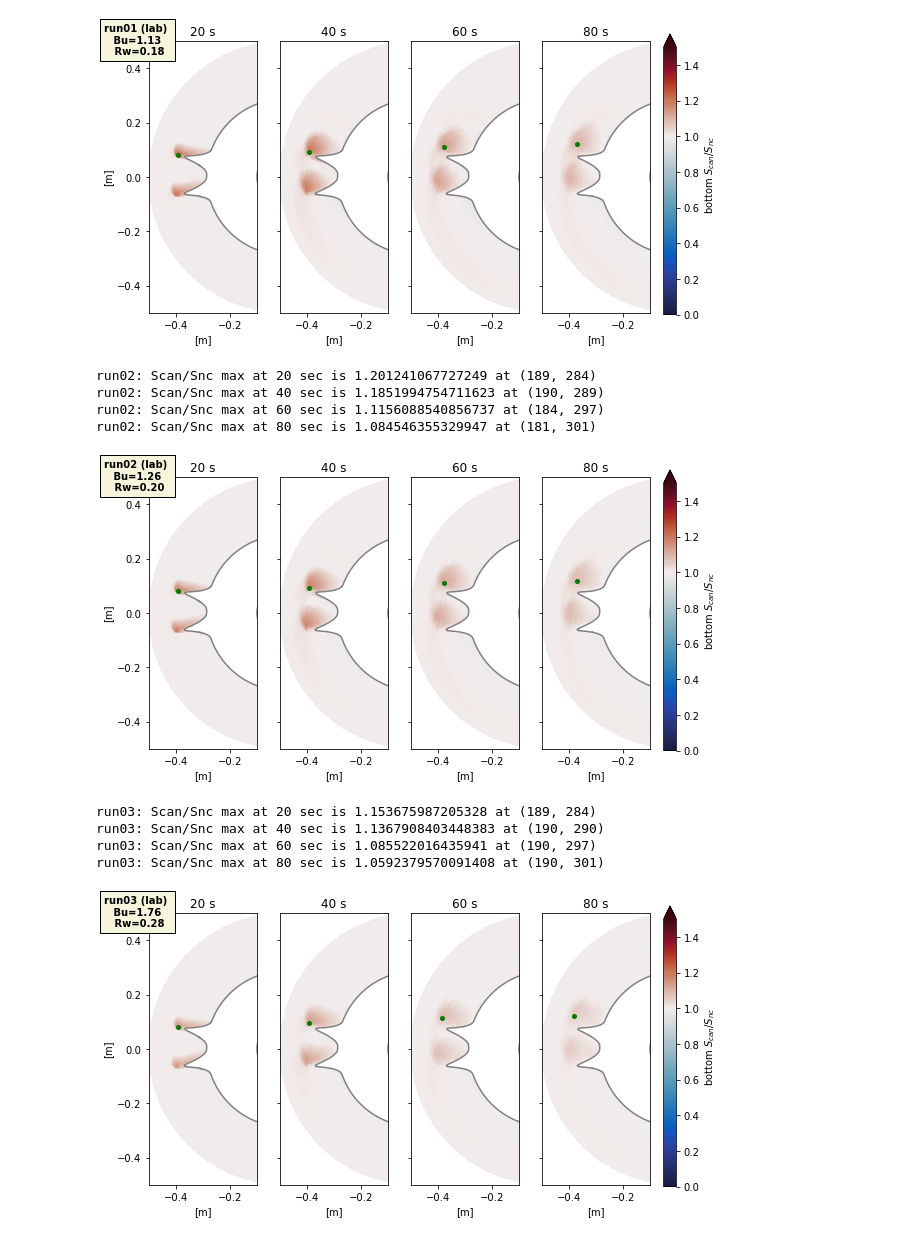
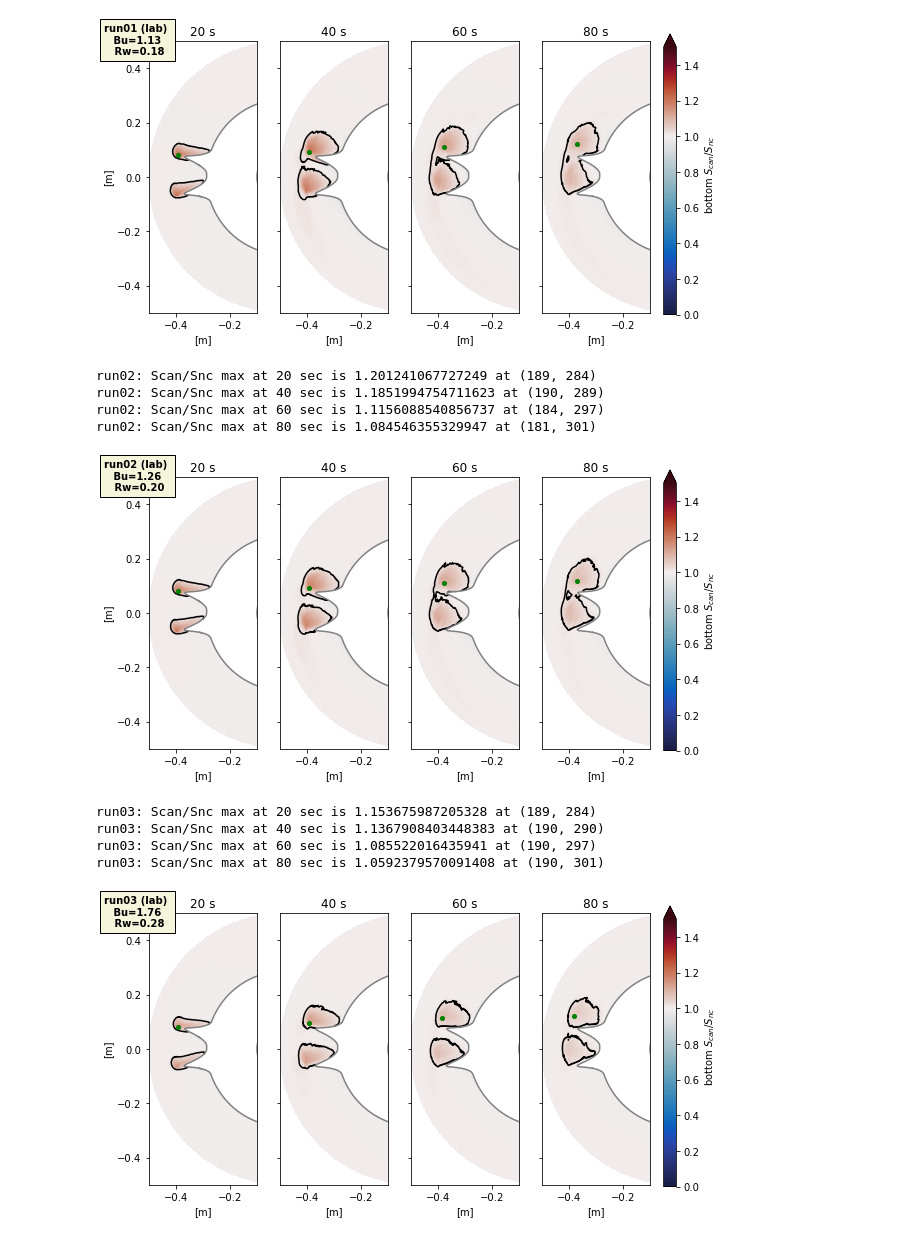
Before and after one commit to UBC-MOAD/MultipleCanyons, a Jupyter notebook: MITgcm_results/upwelled_plume_of_water.ipynb, the cells around one changed output. Cells and saved outputs as stored; diff of their text form; code cells hidden in the pictures.

Commit message:
added 2 percent contours to pool plots

```diff
--- a/MITgcm_results/upwelled_plume_of_water.ipynb
+++ b/MITgcm_results/upwelled_plume_of_water.ipynb
@@ -268,6 +268,7 @@ for run, Bu, Rw, prof, tout_len in zip(runs, Bus, Rws, profiles, time_len):
     ax0 = fig.add_subplot(141)
     ratio20 = ConcLin20/ConcLinBkg20
     pc = ax0.pcolormesh(xmesh,ymesh,ratio20, norm=divnorm, cmap=cmo.cm.balance)
+    cnt = ax0.contour(xmesh,ymesh,ratio20, levels=[1.02], colors=['k'])
     ind = np.unravel_index(np.argmax(ratio20[10:,:]),(ratio20[10:,:]).shape)
     print(f"{run}: Scan/Snc max at 20 sec is {np.nanmax(ratio20[10:,:])} at {ind}")
     ax0.plot(xmesh[ind[0]+10, ind[1]], ymesh[ind[0], ind[1]], 'go', markersize=4)
@@ -275,6 +276,7 @@ for run, Bu, Rw, prof, tout_len in zip(runs, Bus, Rws, profiles, time_len):
     ax1 = fig.add_subplot(142)
     ratio40 = ConcLin40/ConcLinBkg40
     pc = ax1.pcolormesh(xmesh,ymesh,ratio40, norm=divnorm, cmap=cmo.cm.balance)
+    cnt = ax1.contour(xmesh,ymesh,ratio40, levels=[1.02], colors=['k'])
     ind = np.unravel_index(np.argmax(ratio40[10:,:]),(ratio40[10:,:]).shape)
     print(f"{run}: Scan/Snc max at 40 sec is {np.nanmax(ratio40[10:,:])} at {ind}")
     ax1.plot(xmesh[ind[0]+10, ind[1]], ymesh[ind[0], ind[1]], 'go', markersize=4)
@@ -282,6 +284,7 @@ for run, Bu, Rw, prof, tout_len in zip(runs, Bus, Rws, profiles, time_len):
     ax2 = fig.add_subplot(143)
     ratio60 = ConcLin60/ConcLinBkg60
     pc = ax2.pcolormesh(xmesh,ymesh,ratio60, norm=divnorm, cmap=cmo.cm.balance)
+    cnt = ax2.contour(xmesh,ymesh,ratio60, levels=[1.02], colors=['k'])
     ind = np.unravel_index(np.argmax(ratio60[10:,:]),(ratio60[10:,:]).shape)
     print(f"{run}: Scan/Snc max at 60 sec is {np.nanmax(ratio60[10:,:])} at {ind}")
     ax2.plot(xmesh[ind[0]+10, ind[1]], ymesh[ind[0], ind[1]], 'go', markersize=4)
@@ -289,6 +292,7 @@ for run, Bu, Rw, prof, tout_len in zip(runs, Bus, Rws, profiles, time_len):
     ax3 = fig.add_subplot(144)
     ratio80 = ConcLin80/ConcLinBkg80
     pc = ax3.pcolormesh(xmesh,ymesh,ratio80, norm=divnorm, cmap=cmo.cm.balance)
+    cnt = ax3.contour(xmesh,ymesh,ratio80, levels=[1.02], colors=['k'])
     ind = np.unravel_index(np.argmax(ratio80[10:,:]),(ratio80[10:,:]).shape)
     print(f"{run}: Scan/Snc max at 80 sec is {np.nanmax(ratio80[10:,:])} at {ind}")
     ax3.plot(xmesh[ind[0]+10, ind[1]], ymesh[ind[0], ind[1]], 'go', markersize=4)
@@ -296,40 +300,40 @@ for run, Bu, Rw, prof, tout_len in zip(runs, Bus, Rws, profiles, time_len):
 
     for ax, lab in zip([ax0,ax1,ax2,ax3],['20 s','40 s','60 s','80 s']):
         ax.contour(xmesh,ymesh,Depth,levels=[0.029],colors='0.5')
         ax.set_xlim(-0.5,-0.1)
         ax.set_ylim(-0.5,0.5)
         ax.set_aspect(1)
         ax.set_xlabel('[m]')
         ax.set_title(lab)
     ax0.set_ylabel('[m]')
     for ax in [ax1,ax2,ax3]:
         ax.set_yticklabels([])
     cbar_ax = fig.add_axes([0.92, 0.12, 0.02, 0.78])
     cb = fig.colorbar(pc,cax=cbar_ax, orientation='vertical', format='%1.1f',
                       label=r'bottom $S_{can} / S_{nc}$', pad=0, extend='max')
     title = "%s (%s) \n Bu=%1.2f \n Rw=%1.2f" %(run,prof, Bu, Rw)
     plt.text(-0.1,0.95, title, ha='center', fontweight='bold',
              bbox=dict(facecolor='beige', alpha=1),
              transform=ax0.transAxes)
     figname = f"pool_{run}.png"
     plt.savefig(figname,bbox_inches='tight',facecolor='w')
     plt.show()
 # %% [output]
 run01: Scan/Snc max at 20 sec is 1.2180145871682218 at (189, 284)
 run01: Scan/Snc max at 40 sec is 1.2031000695410445 at (190, 289)
 run01: Scan/Snc max at 60 sec is 1.1290450191937853 at (184, 297)
 run01: Scan/Snc max at 80 sec is 1.0971799108450695 at (181, 302)
-[figure, old version]
+[figure, new version]
 run02: Scan/Snc max at 20 sec is 1.201241067727249 at (189, 284)
 run02: Scan/Snc max at 40 sec is 1.1851994754711623 at (190, 289)
 run02: Scan/Snc max at 60 sec is 1.1156088540856737 at (184, 297)
 run02: Scan/Snc max at 80 sec is 1.084546355329947 at (181, 301)
-[figure, old version]
+[figure, new version]
 run03: Scan/Snc max at 20 sec is 1.153675987205328 at (189, 284)
 run03: Scan/Snc max at 40 sec is 1.1367908403448383 at (190, 290)
 run03: Scan/Snc max at 60 sec is 1.085522016435941 at (190, 297)
 run03: Scan/Snc max at 80 sec is 1.0592379570091408 at (190, 301)
-[figure, old version]
+[figure, new version]
 run04: Scan/Snc max at 20 sec is 1.178086914567433 at (189, 284)
 run04: Scan/Snc max at 40 sec is 1.1603598014753918 at (190, 290)
 run04: Scan/Snc max at 60 sec is 1.1004208517036667 at (190, 297)
```
Also changed, not shown: parts of 1 cell of this notebook.
